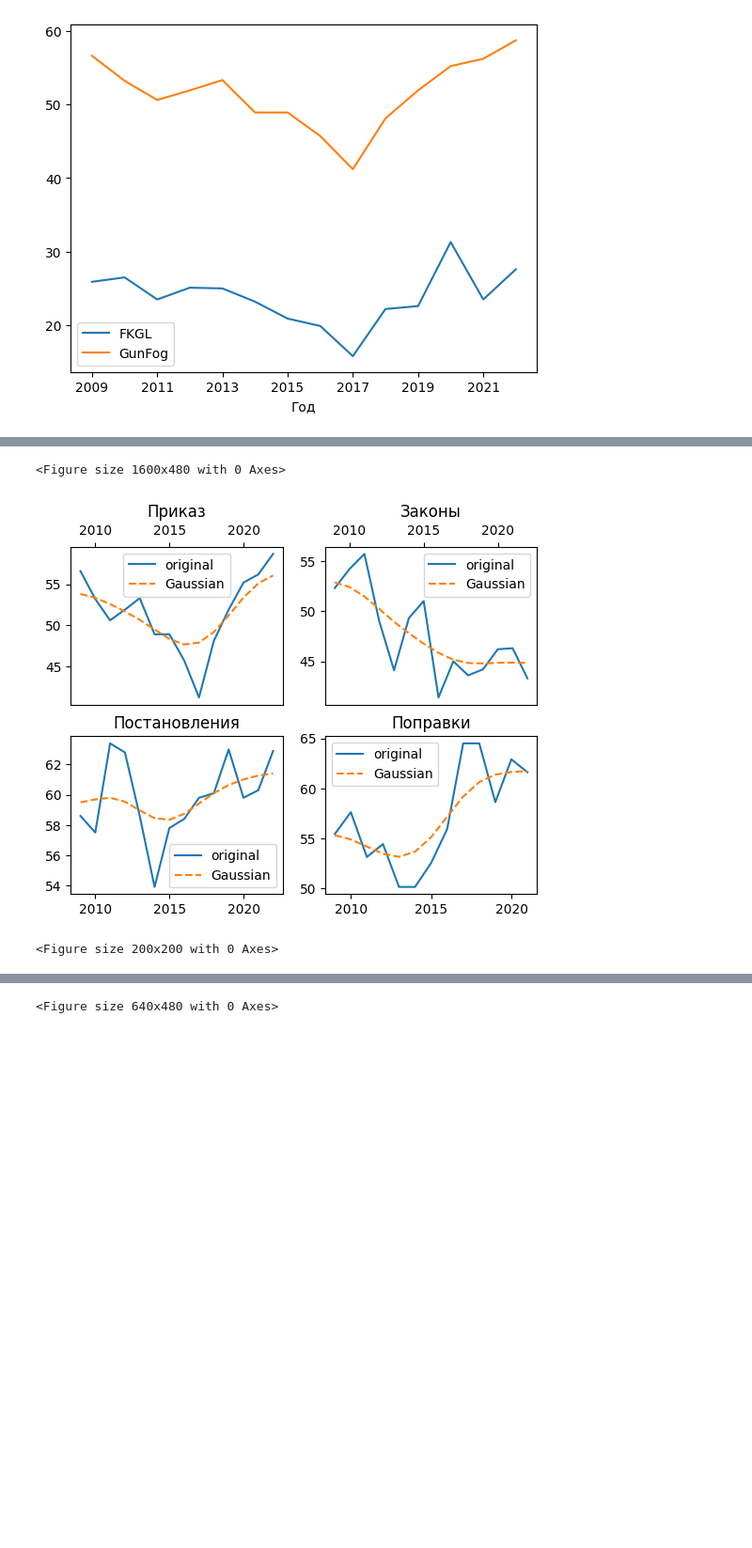
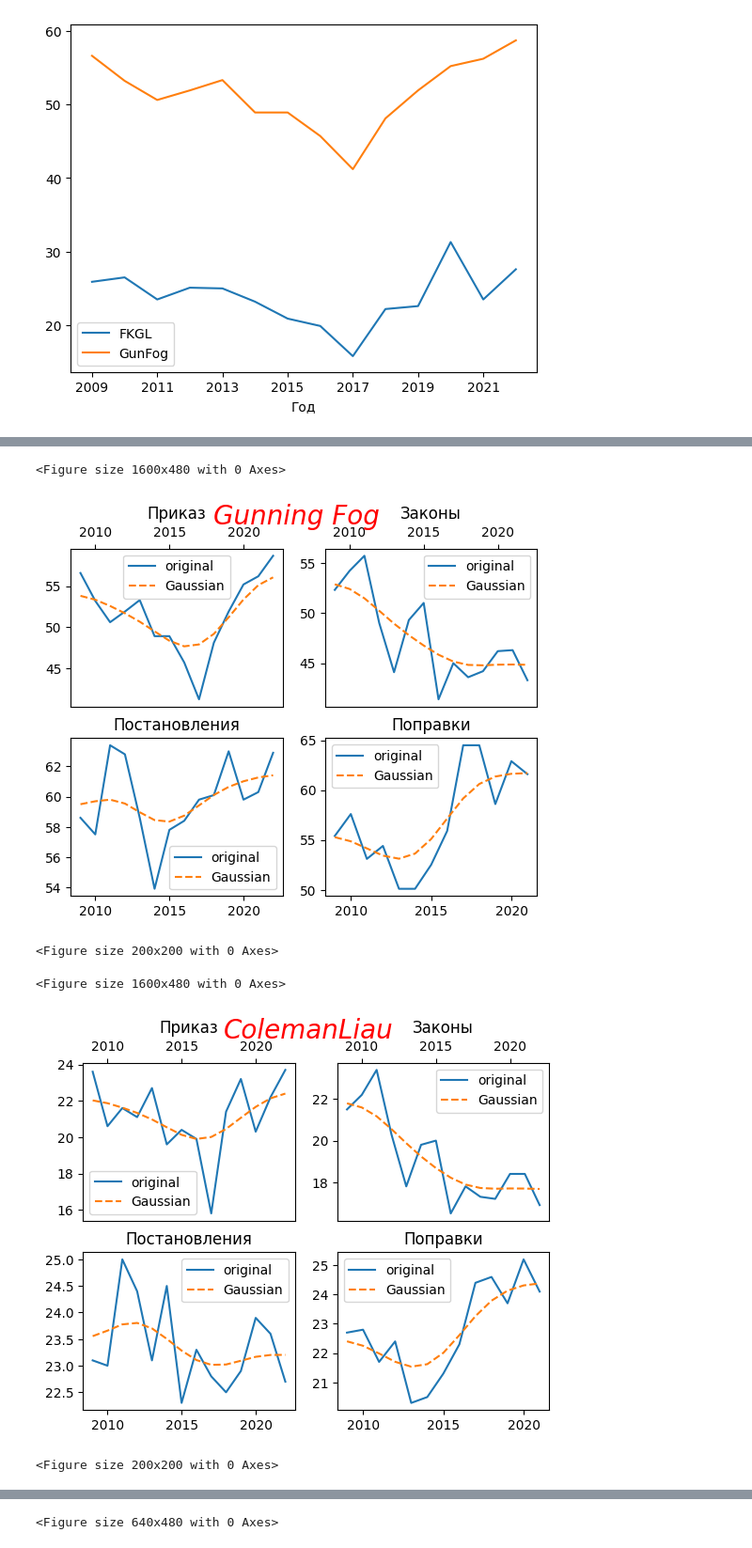
Before and after one commit to Athugodage/RuLawSimplification, a Jupyter notebook: corpus_analysis/acta_petropolitana_linguistica.ipynb, the cells around one changed output, grey strips where cells are left out. Shown: that part at 94% size. Saved outputs shown, nothing was run; the diff lists cells and outputs as text; code cells hidden in the pictures; blank space fills up the shorter version.

```diff
--- a/corpus_analysis/acta_petropolitana_linguistica.ipynb
+++ b/corpus_analysis/acta_petropolitana_linguistica.ipynb
@@ -308,11 +394,75 @@ ax4.plot(x, y, label='original')
 ax4.plot(x, y_smoothed, label='Gaussian', linestyle='dashed')
 ax4.set_title('Поправки')
 ax4.legend()
+plt.suptitle('Gunning Fog', color='red', style='italic', fontsize=20)
+figure(figsize=(2, 2))
 
-figure(figsize=(2, 2))
-plt.suptitle('FKGL', color='red', style='italic', fontsize=20)
 plt.show()
 # %% [output]
 <Figure size 1600x480 with 0 Axes>
-[figure, old version]
+[figure, new version]
 <Figure size 200x200 with 0 Axes>
+# %%
+import matplotlib.pyplot as plt
+from matplotlib.pyplot import figure
+
+figure(figsize=(20, 6), dpi=80)
+
+fig, axes = plt.subplots(nrows=2, ncols=2)
+
+plt.title('FKGL')
+ax1, ax2, ax3, ax4 = axes.flatten()
+
+
+data = df.groupby(["Тип закона", 'Год']).agg({'FKGL': 'mean',
+                                       'GunFog': 'mean',
+                                       'ColemanLiau': 'mean',
+                                       'DaleChall': 'mean'}
+                                      ).apply(lambda x: round(x, 1))
+
+
+
+
+y = data.loc['Приказ']['ColemanLiau'].to_list()
+y_smoothed = gaussian_filter1d(y, sigma=2)
+x = [i for i in range(2009, 2023)]
+ax1.plot(x, y, label='original')
+ax1.plot(x, y_smoothed, label='Gaussian', linestyle='dashed')
+ax1.set_title('Приказ')
+ax1.xaxis.tick_top()
+ax1.legend()
+
+y = data.loc['Закон']['ColemanLiau'].to_list()
+y_smoothed = gaussian_filter1d(y, sigma=2)
+x = [i for i in range(2009, 2023)]
+ax2.plot(x, y, label='original')
+ax2.plot(x, y_smoothed, label='Gaussian', linestyle='dashed')
+ax2.set_title('Законы')
+ax2.xaxis.tick_top()
+ax2.legend()
+
+
+y = data.loc['Постановление']['ColemanLiau'].to_list()
+y_smoothed = gaussian_filter1d(y, sigma=2)
+x = [i for i in range(2009, 2023)]
+ax3.plot(x, y, label='original')
+ax3.plot(x, y_smoothed, label='Gaussian', linestyle='dashed')
+ax3.set_title('Постановления')
+ax3.legend()
+
+
+y = data.loc['Поправки']['ColemanLiau'].to_list()
+y_smoothed = gaussian_filter1d(y, sigma=2)
+x = [i for i in range(2009, 2022)]
+ax4.plot(x, y, label='original')
+ax4.plot(x, y_smoothed, label='Gaussian', linestyle='dashed')
+ax4.set_title('Поправки')
+ax4.legend()
+plt.suptitle('ColemanLiau', color='red', style='italic', fontsize=20)
+figure(figsize=(2, 2))
+
+plt.show()
+# %% [output]
+<Figure size 1600x480 with 0 Axes>
+[figure, added]
+<Figure size 200x200 with 0 Axes>
```
Also changed, not shown: parts of 13 cells of this notebook.
